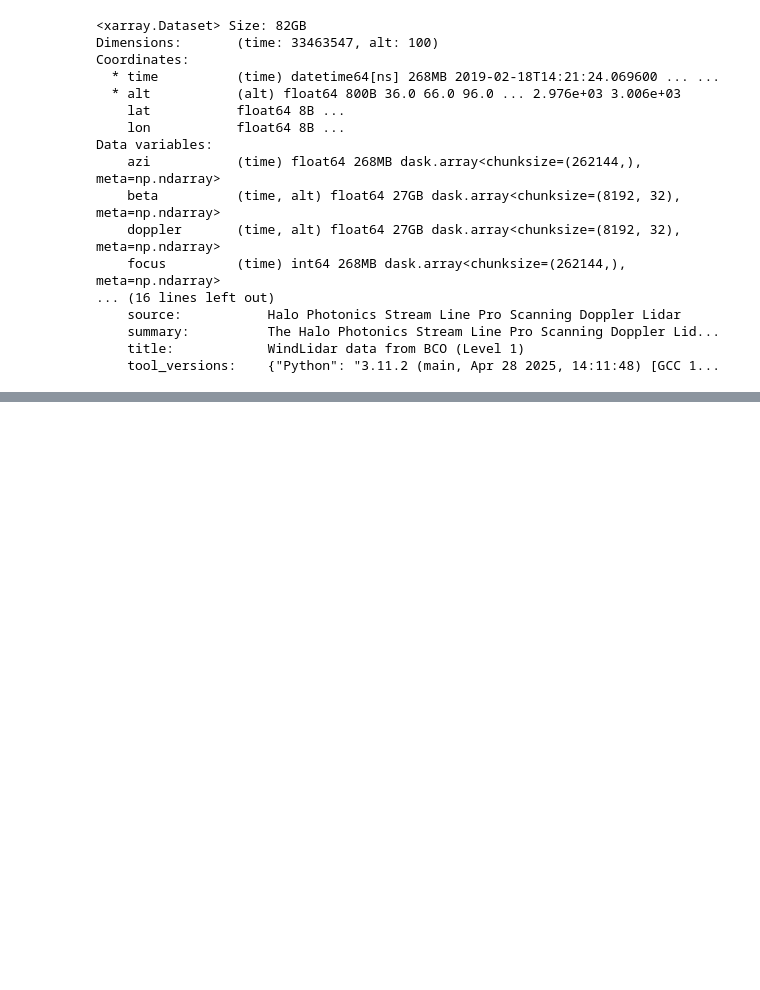
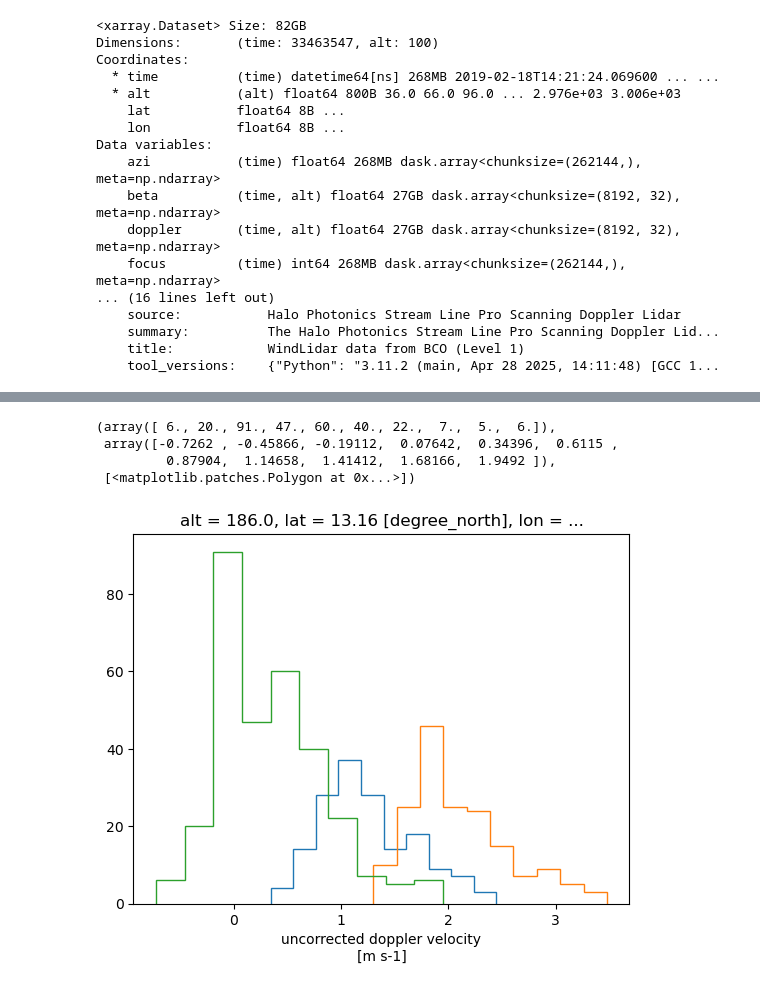
Before and after one commit to meteorologopazzo/BCO_observational, a Jupyter notebook: lidar_sondes.ipynb, the cells around one changed output, grey strips where cells are left out. Drawn from its saved outputs; the diff is of its cells as text; code cells hidden in the pictures; blank space fills up the shorter version.

```diff
--- a/lidar_sondes.ipynb
+++ b/lidar_sondes.ipynb
@@ -1682,0 +1793,23 @@ plt.tight_layout()
+# %%
+azi_unique = np.unique(one_hour.azi.isel(alt=0))
+
+mask = (one_hour.azi == azi_unique[0]).compute()
+azi1 = one_hour.where(mask, drop=True)
+
+mask = (one_hour.azi == azi_unique[2]).compute()
+azi2 = one_hour.where(mask, drop=True)
+
+v1 = azi1.doppler.sel(alt=200, method="nearest")
+v1.plot.hist(histtype="step")
+
+v2 = azi2.doppler.sel(alt=200, method="nearest")
+v2.plot.hist(histtype="step")
+
+w1 = w.sel(alt=200, method="nearest")
+w1.plot.hist(histtype="step")
+# %% [output]
+(array([ 6., 20., 91., 47., 60., 40., 22.,  7.,  5.,  6.]),
+ array([-0.7262 , -0.45866, -0.19112,  0.07642,  0.34396,  0.6115 ,
+         0.87904,  1.14658,  1.41412,  1.68166,  1.9492 ]),
+ [<matplotlib.patches.Polygon at 0x...>])
+[figure, added]
```
Also changed, not shown: parts of 10 cells of this notebook, 8 other files.
